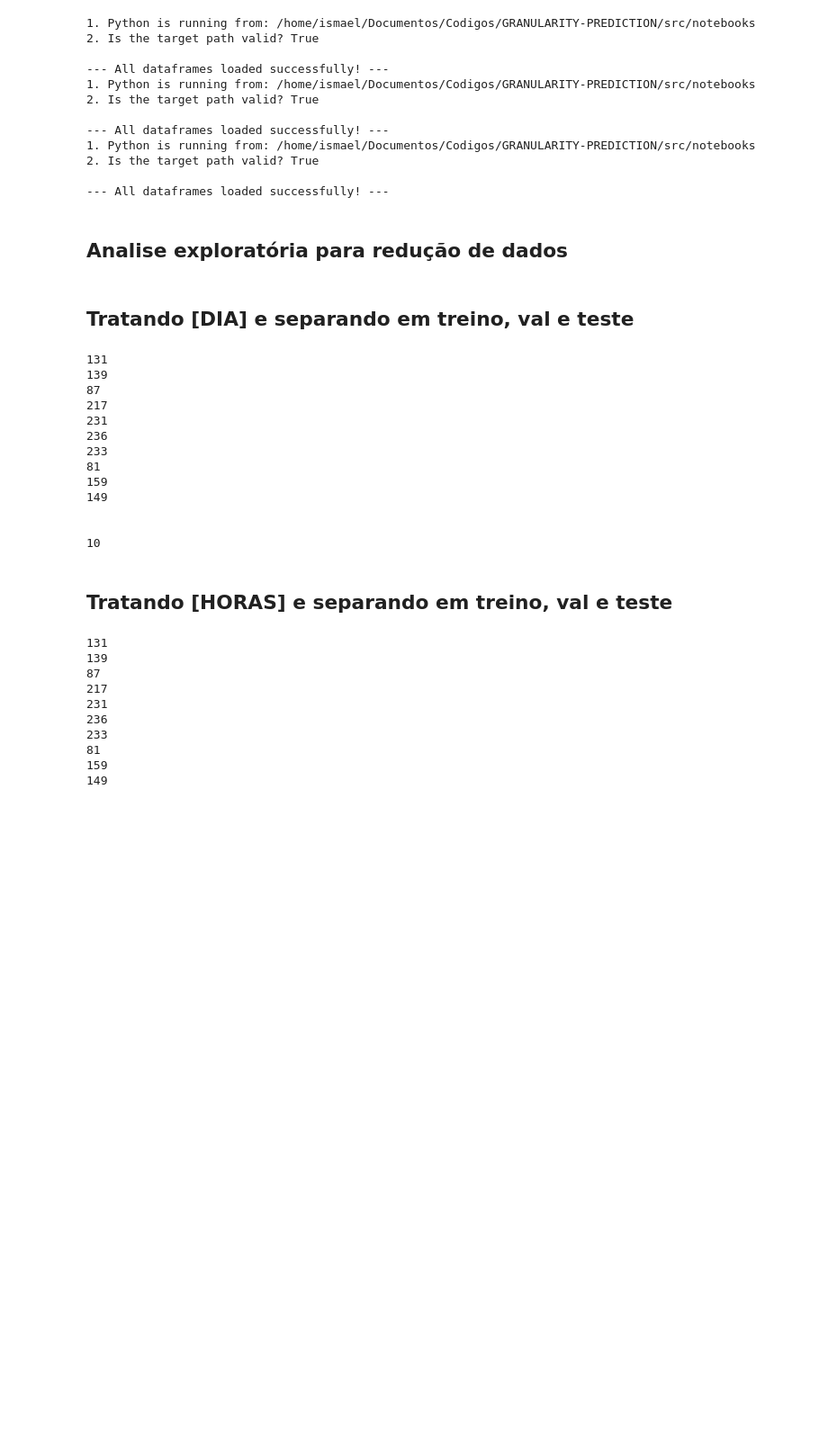
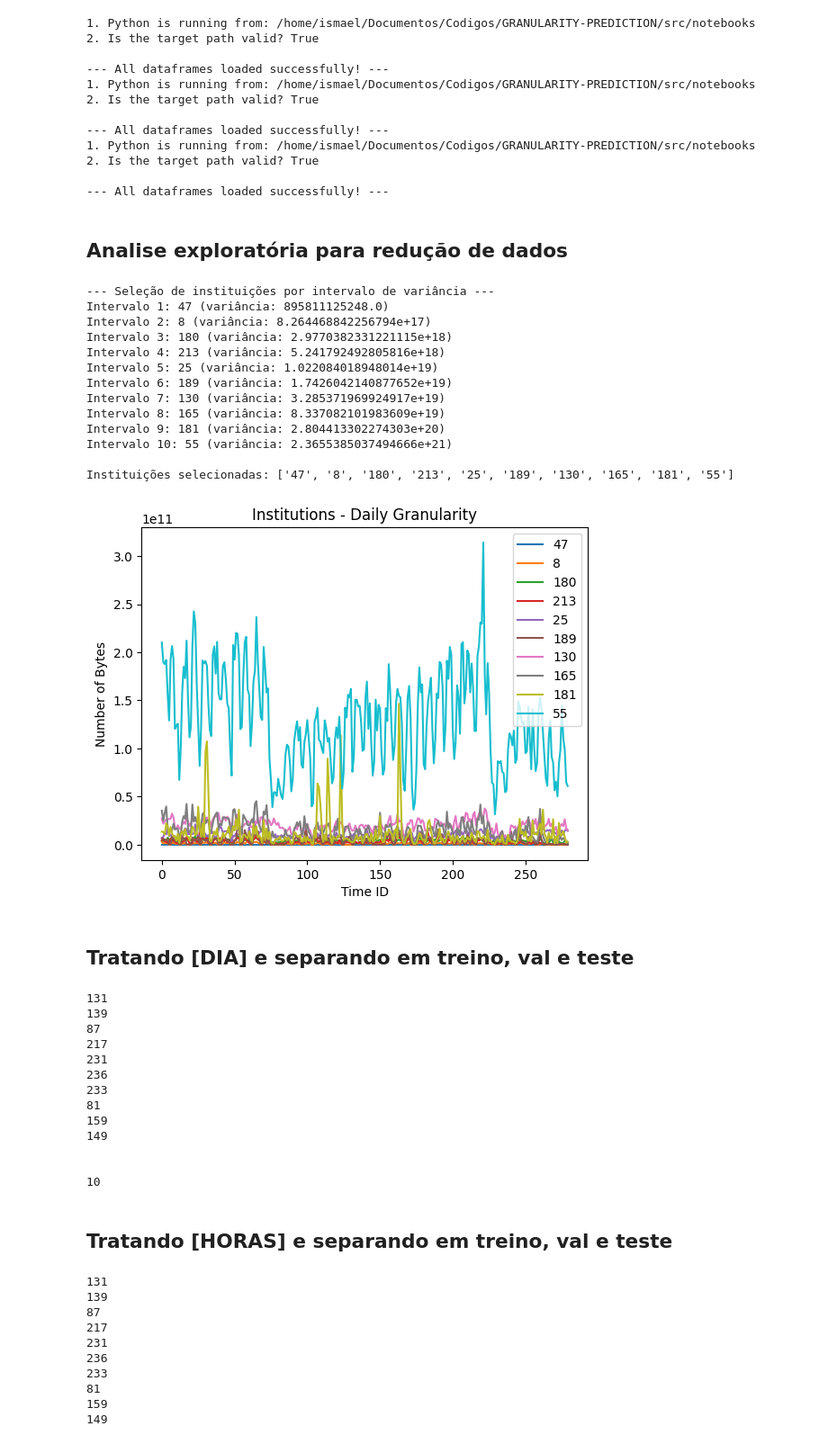
Before and after one commit to LarcesUece/GRANULARITY-PREDICTION, a Jupyter notebook: src/notebooks/analise_granularidade.ipynb, the cells around one changed output. Shown at 90% size. Cells and saved outputs as stored; diff of their text form; code cells hidden in the pictures; blank space fills up the shorter version.

Commit message:
fiz a escolha de instituição pela escolha da mediana de intervalos

```diff
--- a/src/notebooks/analise_granularidade.ipynb
+++ b/src/notebooks/analise_granularidade.ipynb
@@ -266,6 +106,78 @@ print("\n--- All dataframes loaded successfully! ---")
 --- All dataframes loaded successfully! ---
 # %% [markdown]
 ## Analise exploratória para redução de dados
+# %%
+import matplotlib.pyplot as plt
+import numpy as np
+import random
+import math
+#analise das horas
+variancias = {}
+for i in df_day["id_institution"].unique():
+    instituicao = df_day[df_day["id_institution"]==i]
+
+    #plt.plot(instituicao["id_time"], instituicao["n_bytes"], label=i)
+    #verifica se ha valores negativos
+    if instituicao[instituicao["n_bytes"]<0].shape[0]>0:
+        print(f"{i} tem valores negativos")
+
+    #verifica se ha valores nulos
+    if instituicao[instituicao["n_bytes"].isnull()].shape[0]>0:
+        print(f"{i} tem valores nulos")
+
+    variancias[i] = instituicao["n_bytes"].var()
+
+# Ordena por variância crescente
+variancias_ordenadas = sorted(variancias.items(), key=lambda x: x[1])
+
+#print("Variâncias ordenadas:")
+#for chave, valor in variancias_ordenadas:
+#    print(f"{chave}: {valor}")
+
+# Divide em 10 intervalos e seleciona a instituição da metade
+num_intervalos = 10
+num_instituicoes = len(variancias_ordenadas)
+tamanho_intervalo = round(num_instituicoes / num_intervalos)
+
+inst_filtradas = []
+print("\n--- Seleção de instituições por intervalo de variância ---")
+for i in range(num_intervalos):
+    inicio = int(i * tamanho_intervalo)
+    fim = int((i + 1) * tamanho_intervalo)
+    intervalo = variancias_ordenadas[inicio:fim]
+
+
+    inst_selecionada = intervalo[math.floor(tamanho_intervalo/2)][0]
+    inst_filtradas.append(inst_selecionada)
+    print(f"Intervalo {i+1}: {inst_selecionada} (variância: {np.float32(variancias[inst_selecionada])})")
+
+print(f"\nInstituições selecionadas: {inst_filtradas}")
+inst = inst_filtradas
+
+for i in inst:
+    instituicao = df_day[df_day["id_institution"]==i]
+
+    plt.plot(instituicao["id_time"], instituicao["n_bytes"], label=i)
+plt.title(f"Institutions - Daily Granularity")
+plt.xlabel("Time ID")
+plt.ylabel("Number of Bytes")
+plt.legend()
+plt.show()
+# %% [output]
+--- Seleção de instituições por intervalo de variância ---
+Intervalo 1: 47 (variância: 895811125248.0)
+Intervalo 2: 8 (variância: 8.264468842256794e+17)
+Intervalo 3: 180 (variância: 2.9770382331221115e+18)
+Intervalo 4: 213 (variância: 5.241792492805816e+18)
+Intervalo 5: 25 (variância: 1.022084018948014e+19)
+Intervalo 6: 189 (variância: 1.7426042140877652e+19)
+Intervalo 7: 130 (variância: 3.285371969924917e+19)
+Intervalo 8: 165 (variância: 8.337082101983609e+19)
+Intervalo 9: 181 (variância: 2.804413302274303e+20)
+Intervalo 10: 55 (variância: 2.3655385037494666e+21)
+
+Instituições selecionadas: ['47', '8', '180', '213', '25', '189', '130', '165', '181', '55']
+[figure, added]
 # %%
 from keras.models import Model
 from keras.layers import Input, PReLU, Dense, LSTM, multiply, concatenate, Activation, GRU, SimpleRNN, Masking, Reshape
```
Also changed, not shown: parts of 10 cells of this notebook, 1 other file.
